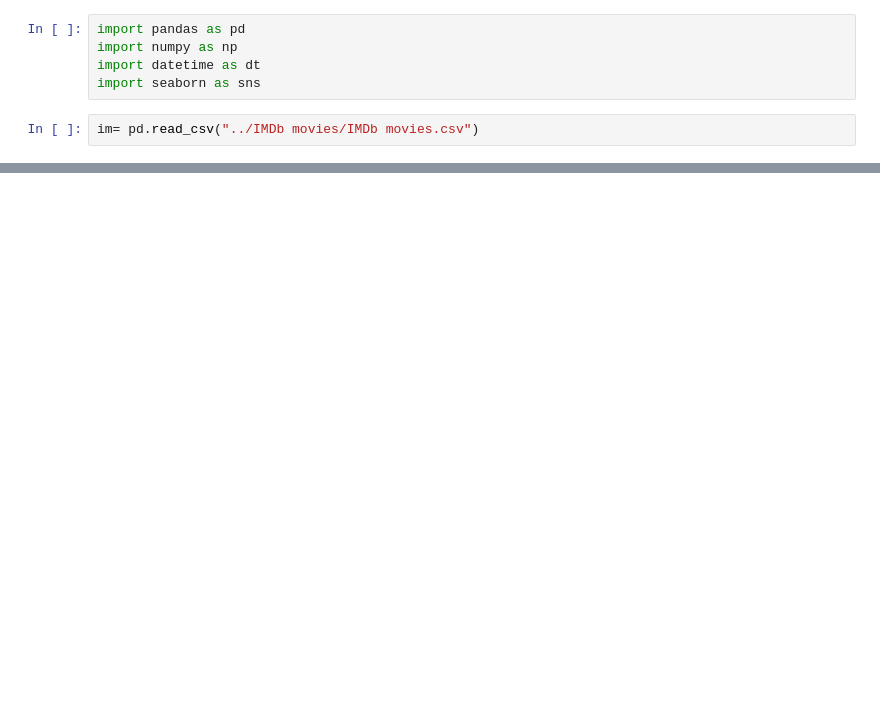
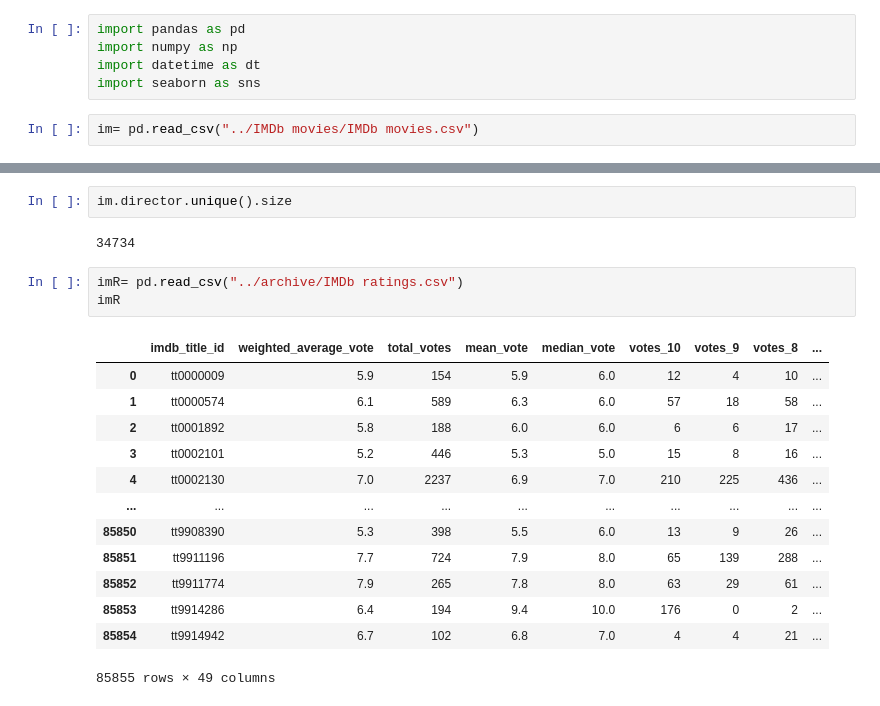
Before and after one commit to kollawachhh/IMDb-movies, a Jupyter notebook: IMDBmovies.ipynb, the cells around one changed output, grey strips where cells are left out. Drawn from its saved outputs; the diff is of its cells as text; blank space fills up the shorter version.

```diff
--- a/IMDBmovies.ipynb
+++ b/IMDBmovies.ipynb
@@ -43 +96,22 @@ reviews_from_critics    11797
 dtype: int64
+# %%
+im.director.unique().size
+# %% [output]
+34734
+# %%
+imR= pd.read_csv("../archive/IMDb ratings.csv")
+imR
+# %% [output]
+|  | imdb_title_id | weighted_average_vote | total_votes | mean_vote | median_vote | votes_10 | votes_9 | votes_8 | ... |
+| 0 | tt0000009 | 5.9 | 154 | 5.9 | 6.0 | 12 | 4 | 10 | ... |
+| 1 | tt0000574 | 6.1 | 589 | 6.3 | 6.0 | 57 | 18 | 58 | ... |
+| 2 | tt0001892 | 5.8 | 188 | 6.0 | 6.0 | 6 | 6 | 17 | ... |
+| 3 | tt0002101 | 5.2 | 446 | 5.3 | 5.0 | 15 | 8 | 16 | ... |
+| 4 | tt0002130 | 7.0 | 2237 | 6.9 | 7.0 | 210 | 225 | 436 | ... |
+| ... | ... | ... | ... | ... | ... | ... | ... | ... | ... |
+| 85850 | tt9908390 | 5.3 | 398 | 5.5 | 6.0 | 13 | 9 | 26 | ... |
+| 85851 | tt9911196 | 7.7 | 724 | 7.9 | 8.0 | 65 | 139 | 288 | ... |
+| 85852 | tt9911774 | 7.9 | 265 | 7.8 | 8.0 | 63 | 29 | 61 | ... |
+| 85853 | tt9914286 | 6.4 | 194 | 9.4 | 10.0 | 176 | 0 | 2 | ... |
+| 85854 | tt9914942 | 6.7 | 102 | 6.8 | 7.0 | 4 | 4 | 21 | ... |
+85855 rows × 49 columns
```
Also changed, not shown: parts of 14 cells of this notebook.
